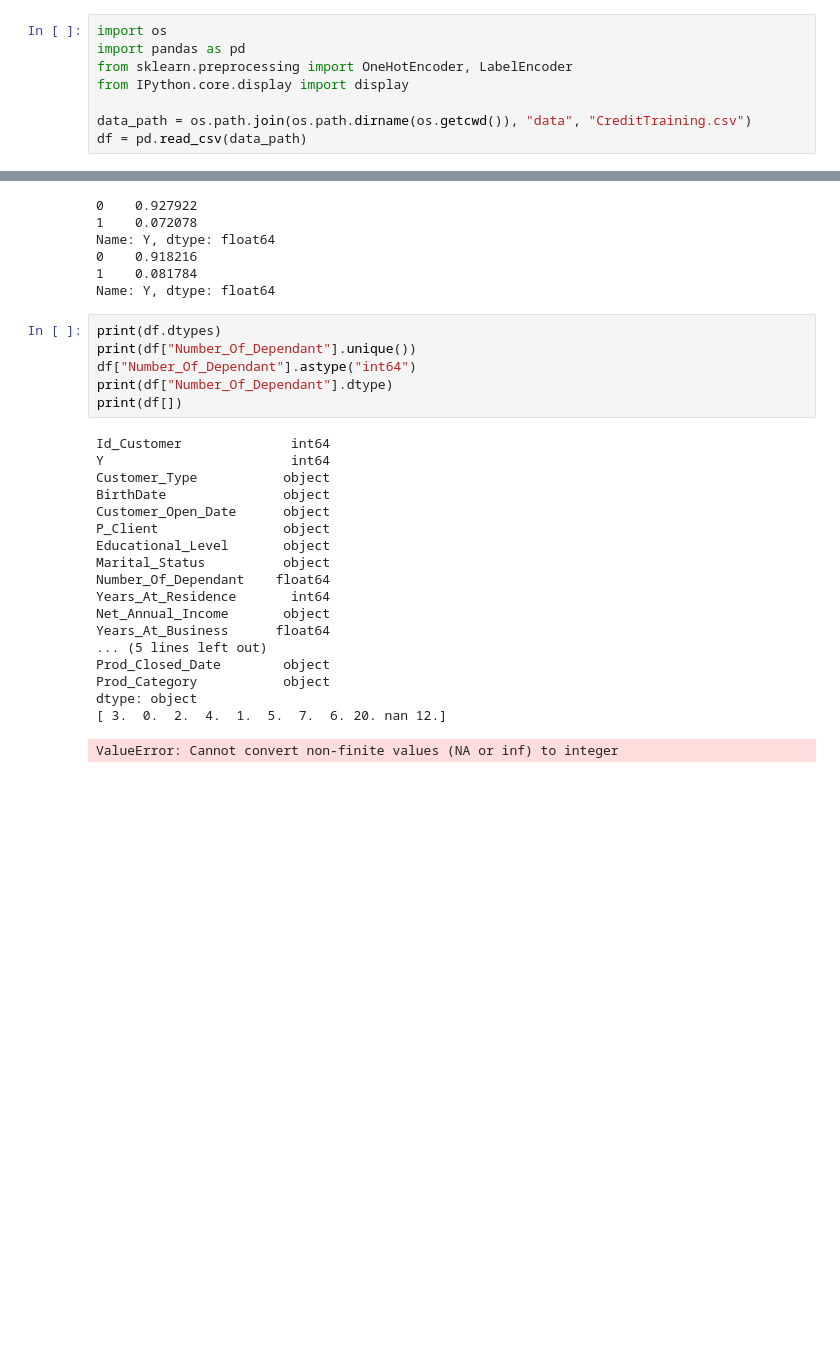
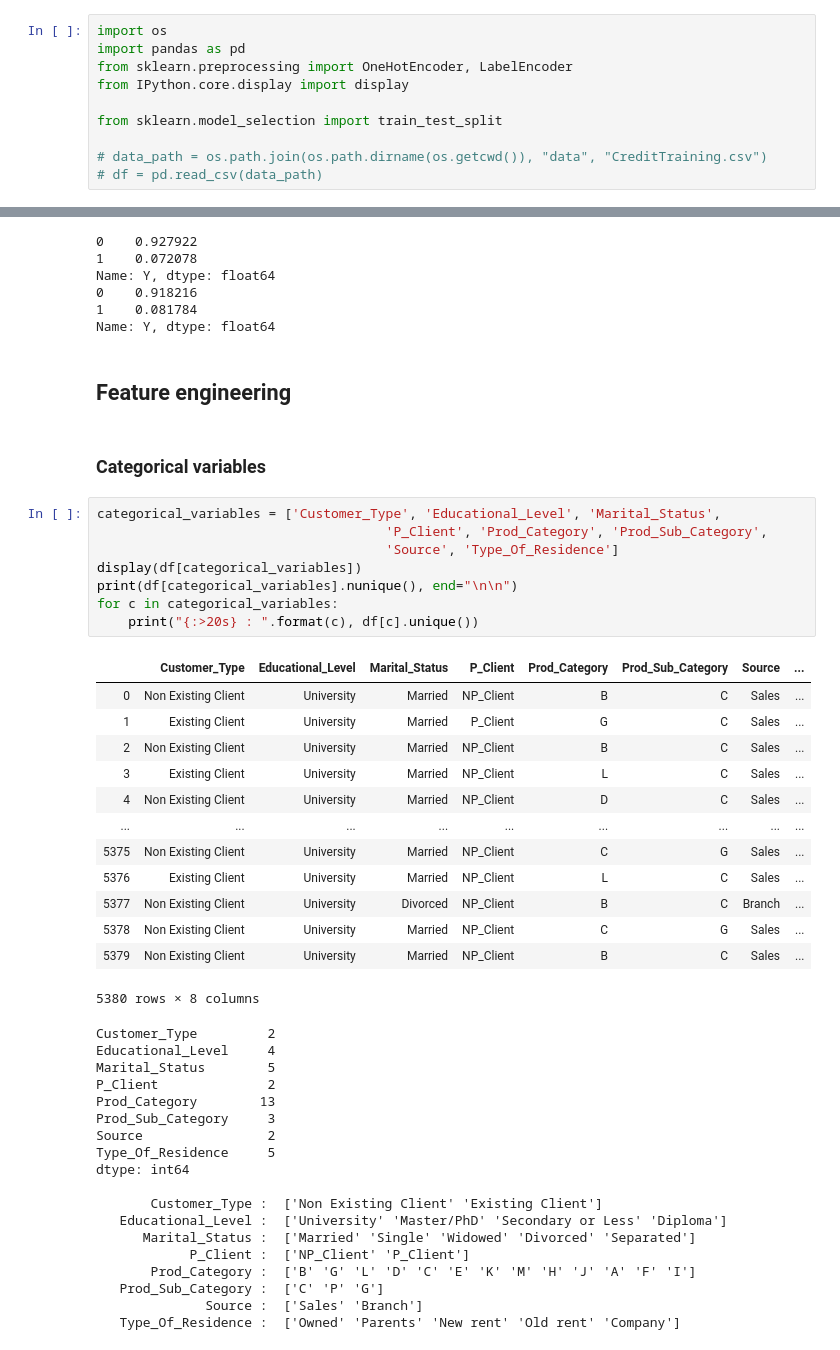
Before and after one commit to luizbezerra-pinheiro/Project_ML2, a Jupyter notebook: src/Feature Analysis.ipynb, the cells around one changed output, grey strips where cells are left out. Cells and saved outputs as stored; diff of their text form; blank space fills up the shorter version.

Commit message:
Organizing the FeatEng. Using OneHotEncoder from sklearn. There is also a test function for the classes.

```diff
--- a/src/Feature Analysis.ipynb
+++ b/src/Feature Analysis.ipynb
@@ -4,8 +4,10 @@ import pandas as pd
 from sklearn.preprocessing import OneHotEncoder, LabelEncoder
 from IPython.core.display import display
 
-data_path = os.path.join(os.path.dirname(os.getcwd()), "data", "CreditTraining.csv")
-df = pd.read_csv(data_path)
+from sklearn.model_selection import train_test_split
+
+# data_path = os.path.join(os.path.dirname(os.getcwd()), "data", "CreditTraining.csv")
+# df = pd.read_csv(data_path)
 # %%
 display(df.head())
 # %% [output]
@@ -126,28 +128,47 @@ Name: Y, dtype: float64
 0    0.918216
 1    0.081784
 Name: Y, dtype: float64
-# %%
-print(df.dtypes)
-print(df["Number_Of_Dependant"].unique())
-df["Number_Of_Dependant"].astype("int64")
-print(df["Number_Of_Dependant"].dtype)
-print(df[])
-# %% [output]
-Id_Customer              int64
-Y                        int64
-Customer_Type           object
-BirthDate               object
-Customer_Open_Date      object
-P_Client                object
-Educational_Level       object
-Marital_Status          object
-Number_Of_Dependant    float64
-Years_At_Residence       int64
-Net_Annual_Income       object
-Years_At_Business      float64
-... (5 lines left out)
-Prod_Closed_Date        object
-Prod_Category           object
-dtype: object
-[ 3.  0.  2.  4.  1.  5.  7.  6. 20. nan 12.]
-ValueError: Cannot convert non-finite values (NA or inf) to integer
+# %% [markdown]
+## Feature engineering
+# %% [markdown]
+### Categorical variables
+# %%
+categorical_variables = ['Customer_Type', 'Educational_Level', 'Marital_Status',
+                                     'P_Client', 'Prod_Category', 'Prod_Sub_Category',
+                                     'Source', 'Type_Of_Residence']
+display(df[categorical_variables])
+print(df[categorical_variables].nunique(), end="\n\n")
+for c in categorical_variables:
+    print("{:>20s} : ".format(c), df[c].unique())
+# %% [output]
+|  | Customer_Type | Educational_Level | Marital_Status | P_Client | Prod_Category | Prod_Sub_Category | Source | ... |
+| 0 | Non Existing Client | University | Married | NP_Client | B | C | Sales | ... |
+| 1 | Existing Client | University | Married | P_Client | G | C | Sales | ... |
+| 2 | Non Existing Client | University | Married | NP_Client | B | C | Sales | ... |
+| 3 | Existing Client | University | Married | NP_Client | L | C | Sales | ... |
+| 4 | Non Existing Client | University | Married | NP_Client | D | C | Sales | ... |
+| ... | ... | ... | ... | ... | ... | ... | ... | ... |
+| 5375 | Non Existing Client | University | Married | NP_Client | C | G | Sales | ... |
+| 5376 | Existing Client | University | Married | NP_Client | L | C | Sales | ... |
+| 5377 | Non Existing Client | University | Divorced | NP_Client | B | C | Branch | ... |
+| 5378 | Non Existing Client | University | Married | NP_Client | C | G | Sales | ... |
+| 5379 | Non Existing Client | University | Married | NP_Client | B | C | Sales | ... |
+5380 rows × 8 columns
+Customer_Type         2
+Educational_Level     4
+Marital_Status        5
+P_Client              2
+Prod_Category        13
+Prod_Sub_Category     3
+Source                2
+Type_Of_Residence     5
+dtype: int64
+
+       Customer_Type :  ['Non Existing Client' 'Existing Client']
+   Educational_Level :  ['University' 'Master/PhD' 'Secondary or Less' 'Diploma']
+      Marital_Status :  ['Married' 'Single' 'Widowed' 'Divorced' 'Separated']
+            P_Client :  ['NP_Client' 'P_Client']
+       Prod_Category :  ['B' 'G' 'L' 'D' 'C' 'E' 'K' 'M' 'H' 'J' 'A' 'F' 'I']
+   Prod_Sub_Category :  ['C' 'P' 'G']
+              Source :  ['Sales' 'Branch']
+   Type_Of_Residence :  ['Owned' 'Parents' 'New rent' 'Old rent' 'Company']
```
Also changed, not shown: parts of 9 cells of this notebook.
